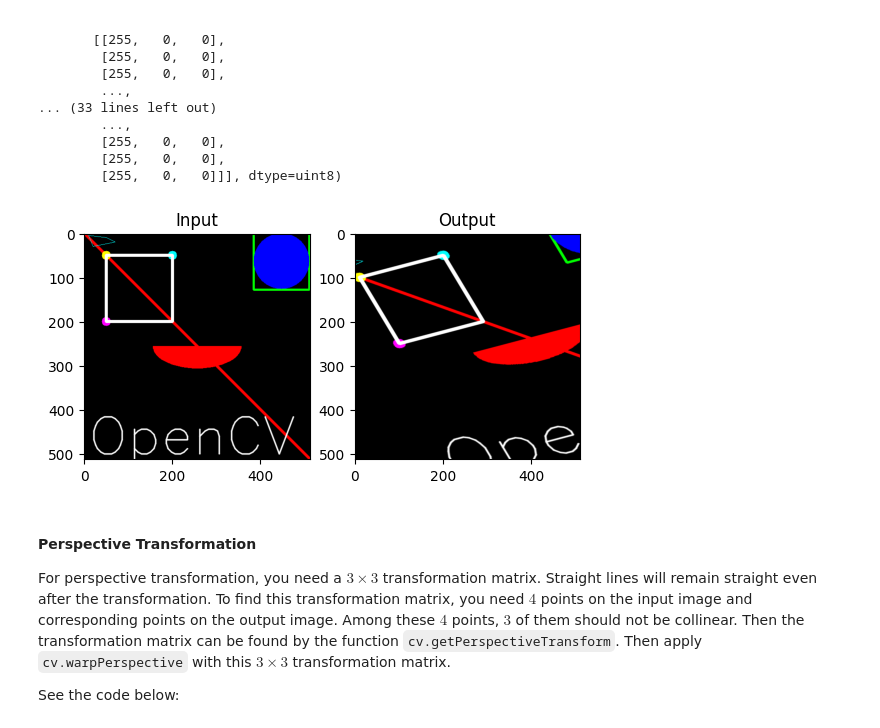
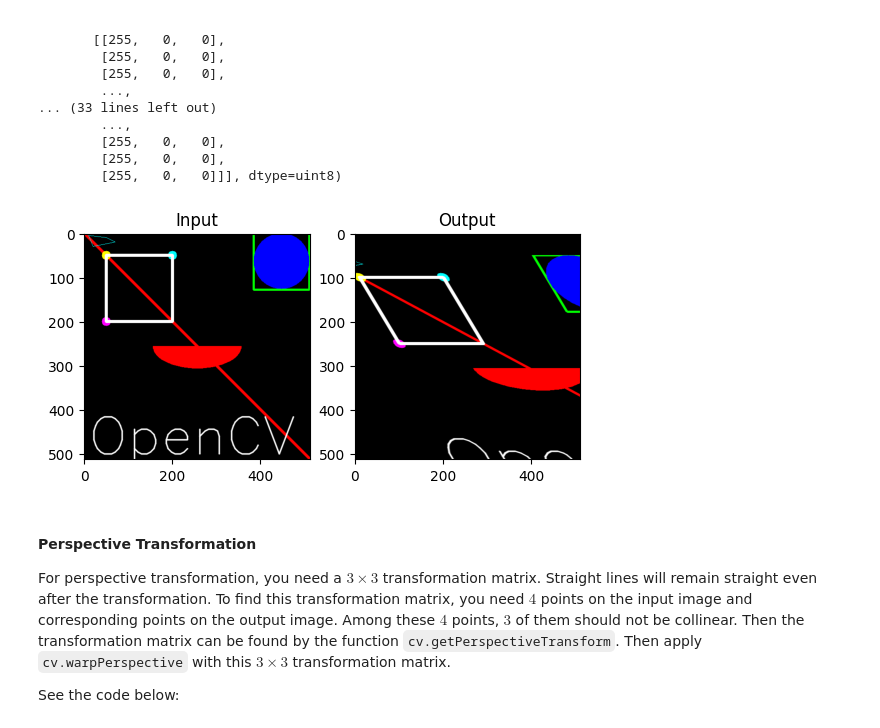
Before and after one commit to EtiNL/3D_SIFT, a Jupyter notebook: open_cv_tuto.ipynb, the cells around one changed output. Saved outputs shown, nothing was run; the diff lists cells and outputs as text; code cells hidden in the pictures.

```diff
--- a/open_cv_tuto.ipynb
+++ b/open_cv_tuto.ipynb
@@ -610,6 +611,7 @@ array([4], dtype=uint8)
 # %%
-img1 = cv.imread('raw_data/sourie.jpg')
-img2 = cv.imread('raw_data/gourde.jpg')
+img1 = cv.imread('raw_data/skate.jpg')
+img2 = cv.imread('raw_data/tableau.jpg')
+img1, img2 = cv.resize(img1,(400,300)),cv.resize(img2,(400,300))
 dst = cv.addWeighted(img1,0.7,img2,0.3,0)
 cv.imshow('dst',dst)
 k = cv.waitKey(0)
@@ -619,9 +621,9 @@ if k == ord('q'):
 ### Bitwise Operations
 # %%
 # Load two images
-img1 = cv.imread('raw_data/gourde.jpg')
-img2 = cv.imread('raw_data/opencv-logo.png')
-img2 = img2[22:140,98:193,:]
+img1 = cv.imread('raw_data/skate.jpg')
+img1 = cv.resize(img1,(800,600))
+img2 = cv.imread('raw_data/OpenCV_logo.png')
 
 # I want to put logo on top-left corner, So I create a ROI
 rows,cols,channels = img2.shape
@@ -1102,16 +1149,16 @@ k = cv.waitKey(0)
 if k == ord('q'):
     cv.destroyAllWindows()
 # %%
-rows,cols,ch = img.shape
+rows,cols, channel = img.shape
 pts1 = np.float32([[50,50],[200,50],[50,200]])
-pts2 = np.float32([[10,100],[200,50],[100,250]])
+pts2 = np.float32([[10,100],[200,100],[100,250]])
 M = cv.getAffineTransform(pts1,pts2)
 dst = cv.warpAffine(img,M,(cols,rows))
 plt.subplot(121),plt.imshow(img),plt.title('Input')
 plt.subplot(122),plt.imshow(dst),plt.title('Output')
 plt.show()
 # %% [output]
-[figure, old version]
+[figure, new version]
 # %% [markdown]
 #### Perspective Transformation
 For perspective transformation, you need a $3\times3$ transformation matrix. Straight lines will remain straight even after the transformation. To find this transformation matrix, you need $4$ points on the input image and corresponding points on the output image. Among these $4$ points, $3$ of them should not be collinear. Then the transformation matrix can be found by the function `cv.getPerspectiveTransform`. Then apply `cv.warpPerspective` with this $3\times3$ transformation matrix.
```
Also changed, not shown: parts of 46 cells of this notebook.
